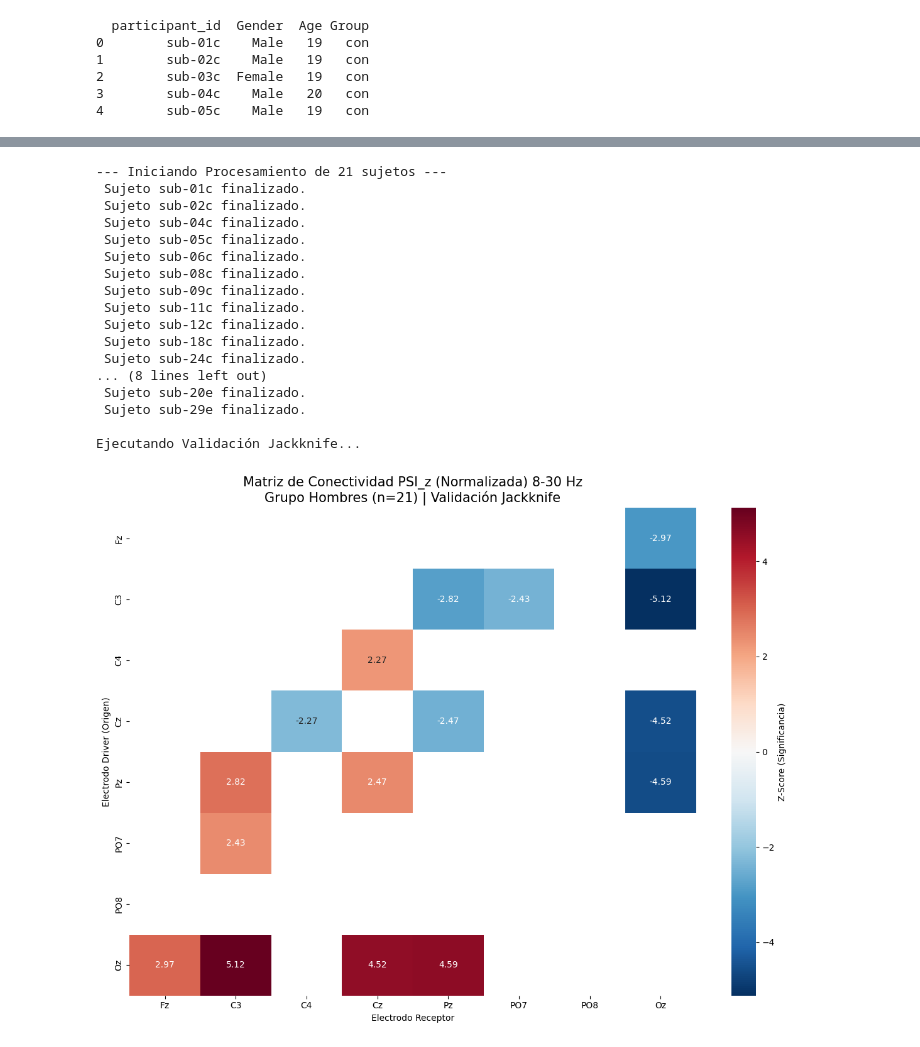
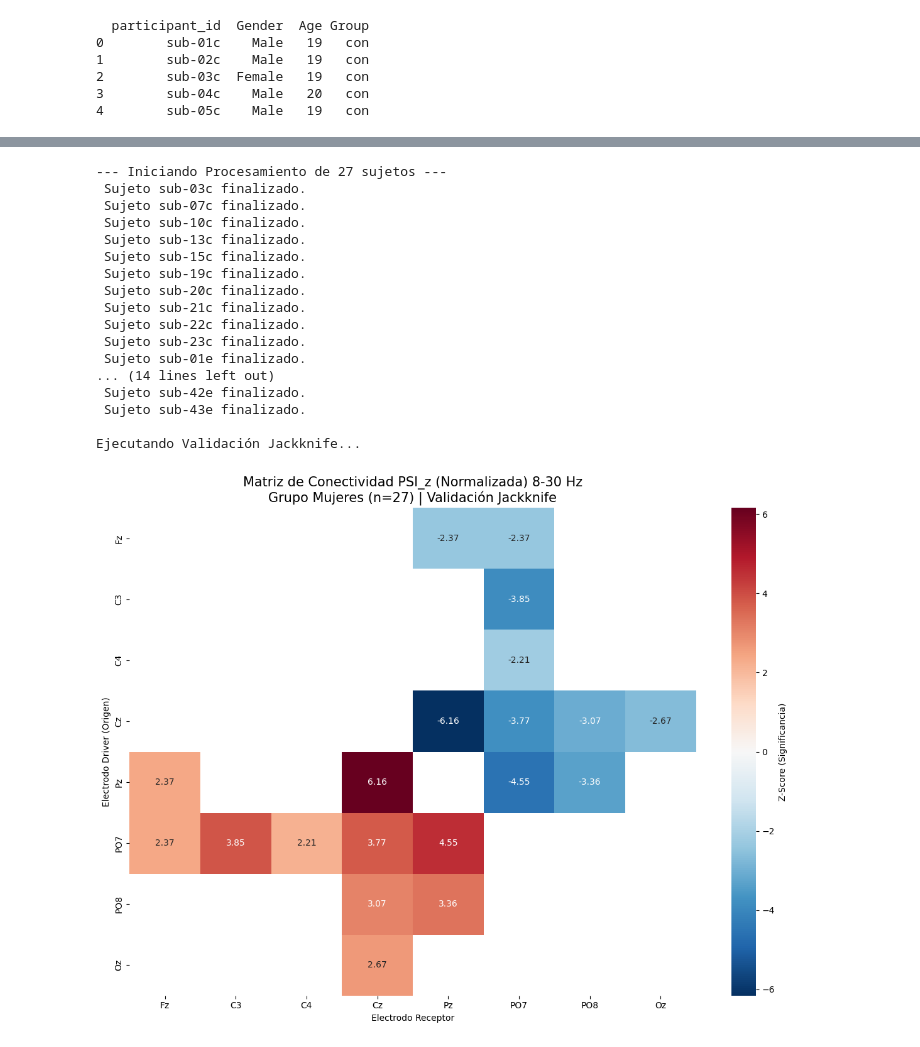
Before and after one commit to fer004/PSI_analysis_STEM, a Jupyter notebook: psi_analisis.ipynb, the cells around one changed output, grey strips where cells are left out. Cells and saved outputs as stored; diff of their text form; code cells hidden in the pictures.

```diff
--- a/psi_analisis.ipynb
+++ b/psi_analisis.ipynb
@@ -102,9 +100,9 @@ print(sub_list.head())
 3        sub-04c    Male   20   con
 4        sub-05c    Male   19   con
 # %%
-CWT_DIR = Path('D:/cwt_results_complex/alpha-beta')
+CWT_DIR = Path('D:/cwt_results_complex/alpha-beta_base')
 freqs = np.linspace(8, 30, num=24)
-#CWT_DIR = Path('D:/cwt_results_complex/')
+#CWT_DIR = Path('D:/cwt_results_complex/theta-alpha_base')
 #freqs = np.linspace(4, 12, num=12)
 # %%
 #normalizacion z-score
@@ -439,7 +455,7 @@ from scipy import stats
 
 def pipeline_psi_jackknife(sub_list, cwt_dir, freqs, sfreq=250):
     # 1. Configuración de Sujetos y Canales
-    control_subs = sub_list[sub_list['Gender'] == 'Male']['participant_id'].values
+    control_subs = sub_list[sub_list['Gender'] == 'Female']['participant_id'].values
     target_channels = ['Fz', 'C3', 'C4', 'Cz', 'Pz', 'PO7', 'PO8', 'Oz']
     n_channels = len(target_channels)
     n_subs = len(control_subs)
@@ -510,47 +526,47 @@ def pipeline_psi_jackknife(sub_list, cwt_dir, freqs, sfreq=250):
     # Calcular desviación estándar de Jackknife (sigma_jack)
     diff_sq = (jack_means - ga_psi)**2
     sigma_jack = np.sqrt(((n_subs - 1) / n_subs) * np.sum(diff_sq, axis=0))
 
     # 12. Normalización -> PSI_z = PSI / sigma_jack
     psi_z = ga_psi / (sigma_jack + 1e-15)
 
     #Visualización de Resultados
     plt.figure(figsize=(12, 9))
 
     # Umbral de significancia estadística (p < 0.05)
     t_crit = stats.t.ppf(1 - 0.05/2, n_subs - 1)
     mask = np.abs(psi_z) < t_crit # Ocultar lo que no es significativo
 
     sns.heatmap(psi_z, annot=True, fmt=".2f", cmap='RdBu_r', center=0,
                 mask=mask, xticklabels=target_channels, yticklabels=target_channels,
                 cbar_kws={'label': 'Z-Score (Significancia)'})
 
-    plt.title(f"Matriz de Conectividad PSI_z (Normalizada) 8-30 Hz\nGrupo Hombres (n={n_subs}) | Validación Jackknife", fontsize=15)
+    plt.title(f"Matriz de Conectividad PSI_z (Normalizada) 8-30 Hz\nGrupo Mujeres (n={n_subs}) | Validación Jackknife", fontsize=15)
     plt.xlabel("Electrodo Receptor")
     plt.ylabel("Electrodo Driver (Origen)")
     plt.tight_layout()
     plt.show()
 
     return psi_z
 
 # Ejecución
 matriz_final_z = pipeline_psi_jackknife(sub_list, CWT_DIR, freqs)
 # %% [output]
---- Iniciando Procesamiento de 21 sujetos ---
- Sujeto sub-01c finalizado.
- Sujeto sub-02c finalizado.
- Sujeto sub-04c finalizado.
- Sujeto sub-05c finalizado.
- Sujeto sub-06c finalizado.
- Sujeto sub-08c finalizado.
- Sujeto sub-09c finalizado.
- Sujeto sub-11c finalizado.
- Sujeto sub-12c finalizado.
- Sujeto sub-18c finalizado.
- Sujeto sub-24c finalizado.
-... (8 lines left out)
- Sujeto sub-20e finalizado.
- Sujeto sub-29e finalizado.
+--- Iniciando Procesamiento de 27 sujetos ---
+ Sujeto sub-03c finalizado.
+ Sujeto sub-07c finalizado.
+ Sujeto sub-10c finalizado.
+ Sujeto sub-13c finalizado.
+ Sujeto sub-15c finalizado.
+ Sujeto sub-19c finalizado.
+ Sujeto sub-20c finalizado.
+ Sujeto sub-21c finalizado.
+ Sujeto sub-22c finalizado.
+ Sujeto sub-23c finalizado.
+ Sujeto sub-01e finalizado.
+... (14 lines left out)
+ Sujeto sub-42e finalizado.
+ Sujeto sub-43e finalizado.
 
 Ejecutando Validación Jackknife...
-[figure, old version]
+[figure, new version]
```
Also changed, not shown: parts of 5 cells of this notebook.
